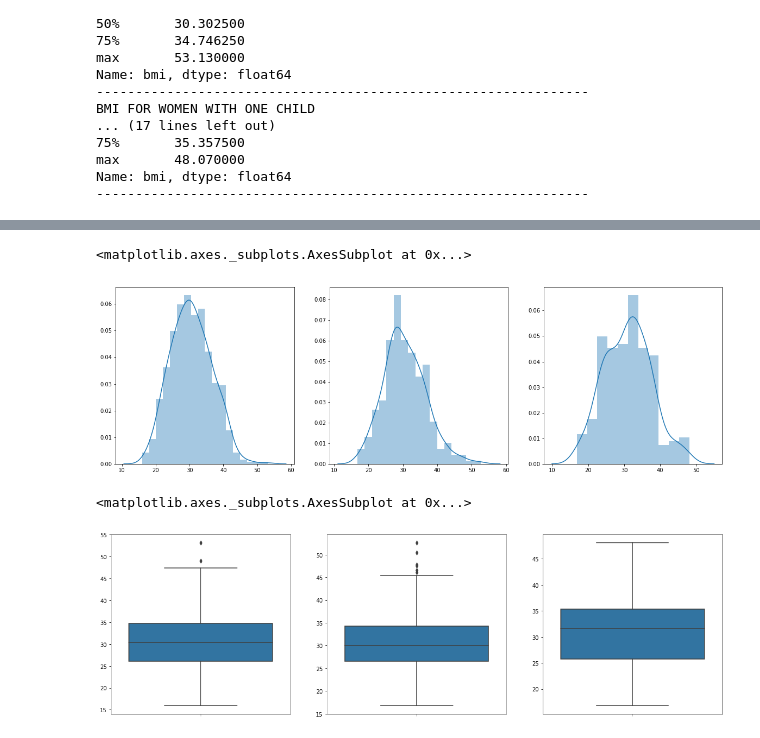
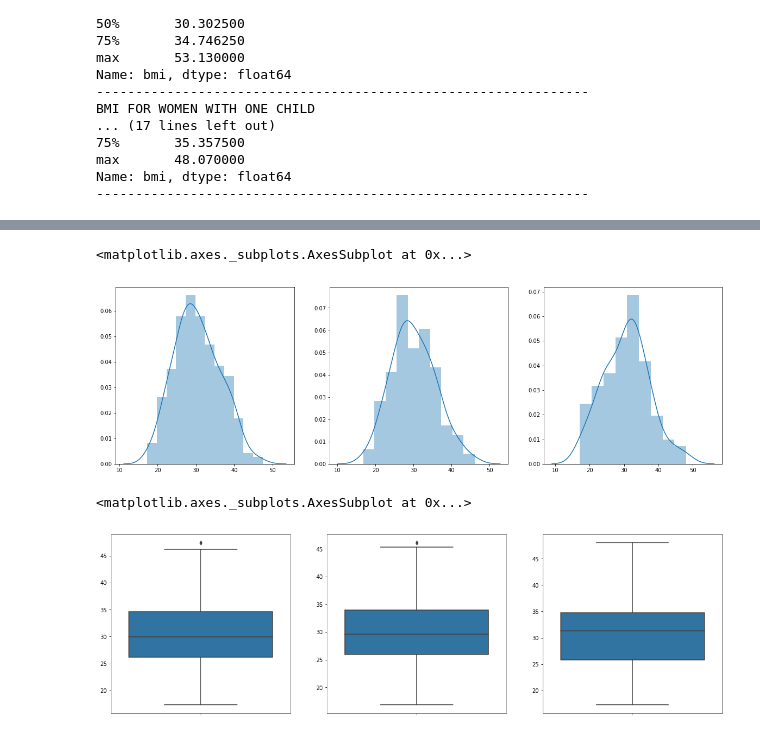
Before and after one commit to GreatLearningAIML1/bangalore-aug19-batch-pavan88, a Jupyter notebook: R2-Project-2-Statistical Learning.ipynb, the cells around one changed output, grey strips where cells are left out. Drawn from its saved outputs; the diff is of its cells as text; code cells hidden in the pictures.

Commit message:
R2 SL-insurance datset

```diff
--- a/R2-Project-2-Statistical Learning.ipynb
+++ b/R2-Project-2-Statistical Learning.ipynb
@@ -331,15 +353,15 @@ Name: bmi, dtype: float64
 # %%
-ins_data_0_child = pd.DataFrame(data = insurance_data['bmi'][insurance_data_dummies['category_0']== 1])
-ins_data_1_child = pd.DataFrame(data = insurance_data['bmi'][insurance_data_dummies['category_1']== 1])
-ins_data_2_child = pd.DataFrame(data = insurance_data['bmi'][insurance_data_dummies['category_2']== 1])
+ins_data_0_child = pd.DataFrame(data = female_insurance_data['bmi'][female_insurance_data['children']== 0])
+ins_data_1_child = pd.DataFrame(data = female_insurance_data['bmi'][female_insurance_data['children']== 1])
+ins_data_2_child = pd.DataFrame(data = female_insurance_data['bmi'][female_insurance_data['children']== 2])
 
 fig, (ax1, ax2, ax3) = plt.subplots(1,3,figsize=(20,6))
 sns.distplot(ins_data_0_child, ax=ax1)
 sns.distplot(ins_data_1_child, ax=ax2)
 sns.distplot(ins_data_2_child, ax=ax3)
 # %% [output]
 <matplotlib.axes._subplots.AxesSubplot at 0x...>
-[figure, old version]
+[figure, new version]
 # %%
 fig, (ax1, ax2, ax3) = plt.subplots(1,3,figsize=(20,6))
 
@@ -348,4 +370,4 @@ sns.boxplot(ins_data_1_child,ax=ax2,orient='v')
 sns.boxplot(ins_data_2_child,ax=ax3,orient='v')
 # %% [output]
 <matplotlib.axes._subplots.AxesSubplot at 0x...>
-[figure, old version]
+[figure, new version]
```
Also changed, not shown: parts of 4 cells of this notebook.
